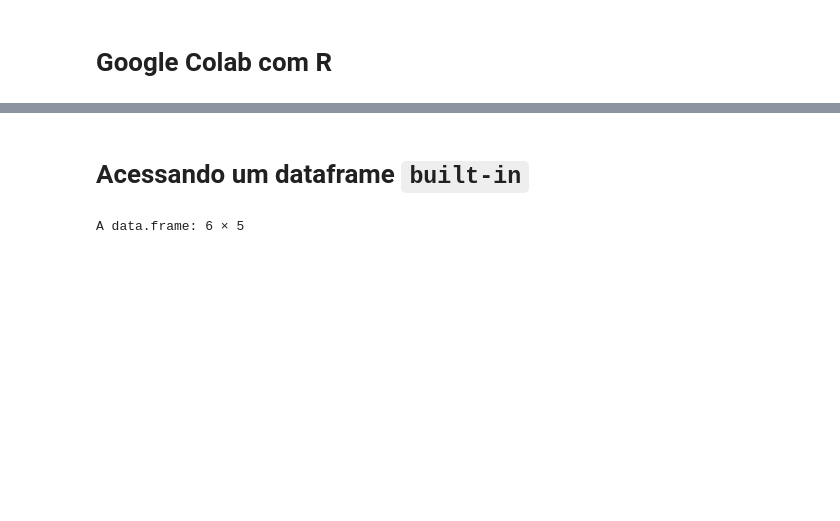
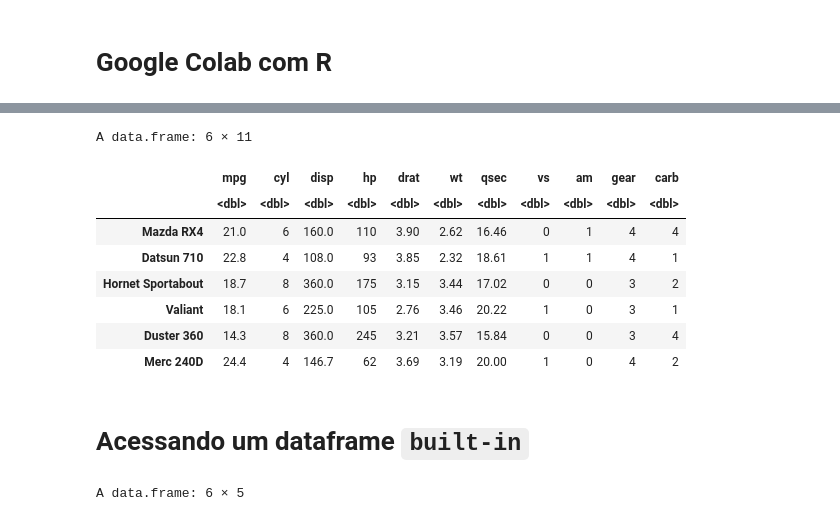
Before and after one commit to Rogerio-mack/work, a Jupyter notebook: resumo_R.ipynb, the cells around one changed output, grey strips where cells are left out. Cells and saved outputs as stored; diff of their text form; code cells hidden in the pictures; blank space fills up the shorter version.

```diff
--- a/resumo_R.ipynb
+++ b/resumo_R.ipynb
@@ -5,3 +128,17 @@
+# %%
+my_mtcars = na.omit(my_mtcars)
+# %%
+head(my_mtcars)
+# %% [output]
+A data.frame: 6 × 11
+|  | mpg | cyl | disp | hp | drat | wt | qsec | vs | am | gear | carb |
+|  | <dbl> | <dbl> | <dbl> | <dbl> | <dbl> | <dbl> | <dbl> | <dbl> | <dbl> | <dbl> | <dbl> |
+| Mazda RX4 | 21.0 | 6 | 160.0 | 110 | 3.90 | 2.62 | 16.46 | 0 | 1 | 4 | 4 |
+| Datsun 710 | 22.8 | 4 | 108.0 | 93 | 3.85 | 2.32 | 18.61 | 1 | 1 | 4 | 1 |
+| Hornet Sportabout | 18.7 | 8 | 360.0 | 175 | 3.15 | 3.44 | 17.02 | 0 | 0 | 3 | 2 |
+| Valiant | 18.1 | 6 | 225.0 | 105 | 2.76 | 3.46 | 20.22 | 1 | 0 | 3 | 1 |
+| Duster 360 | 14.3 | 8 | 360.0 | 245 | 3.21 | 3.57 | 15.84 | 0 | 0 | 3 | 4 |
+| Merc 240D | 24.4 | 4 | 146.7 | 62 | 3.69 | 3.19 | 20.00 | 1 | 0 | 4 | 2 |
 # %% [markdown]
 # Acessando um dataframe `built-in`
 # %%
```
Also changed, not shown: parts of 13 cells of this notebook.
